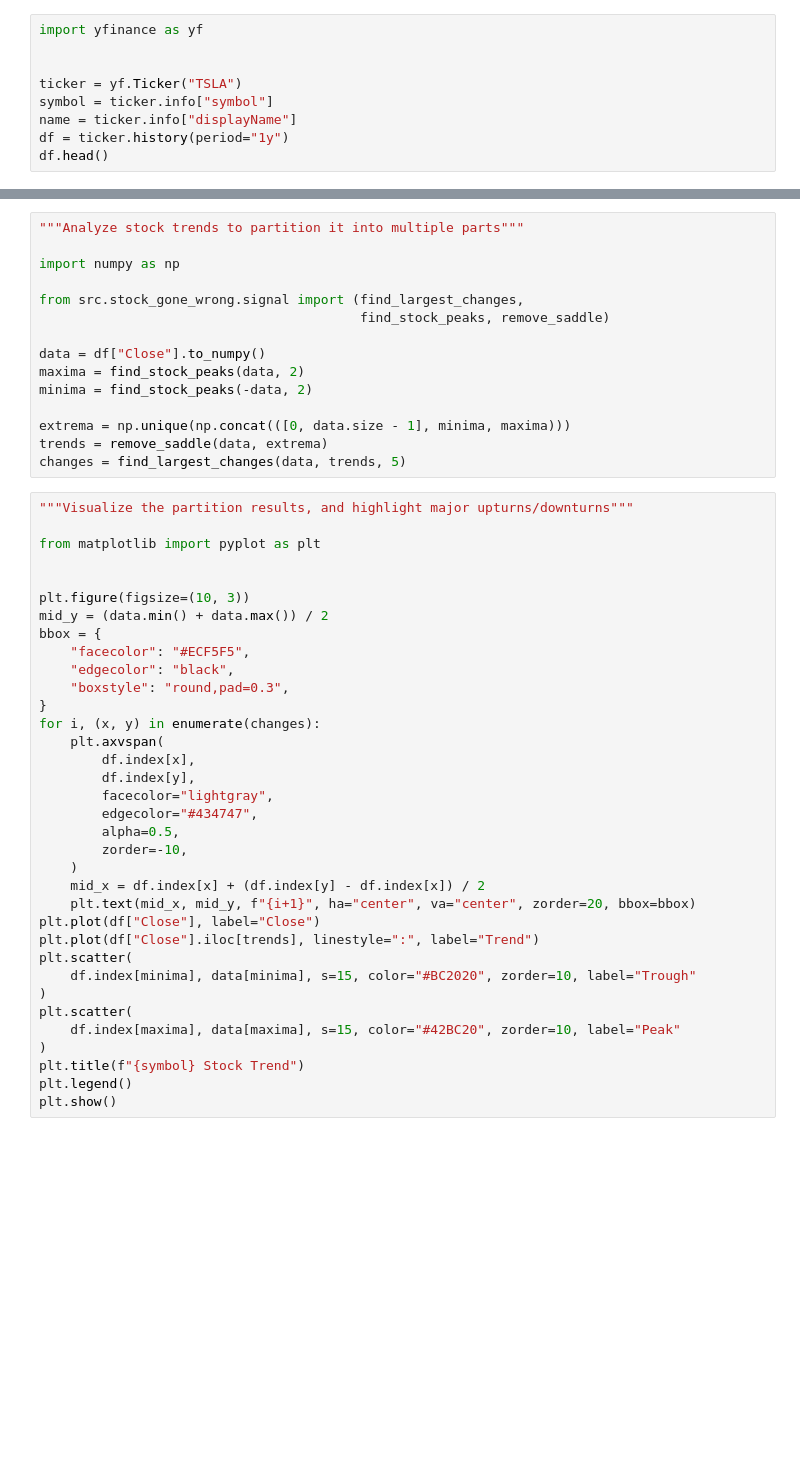
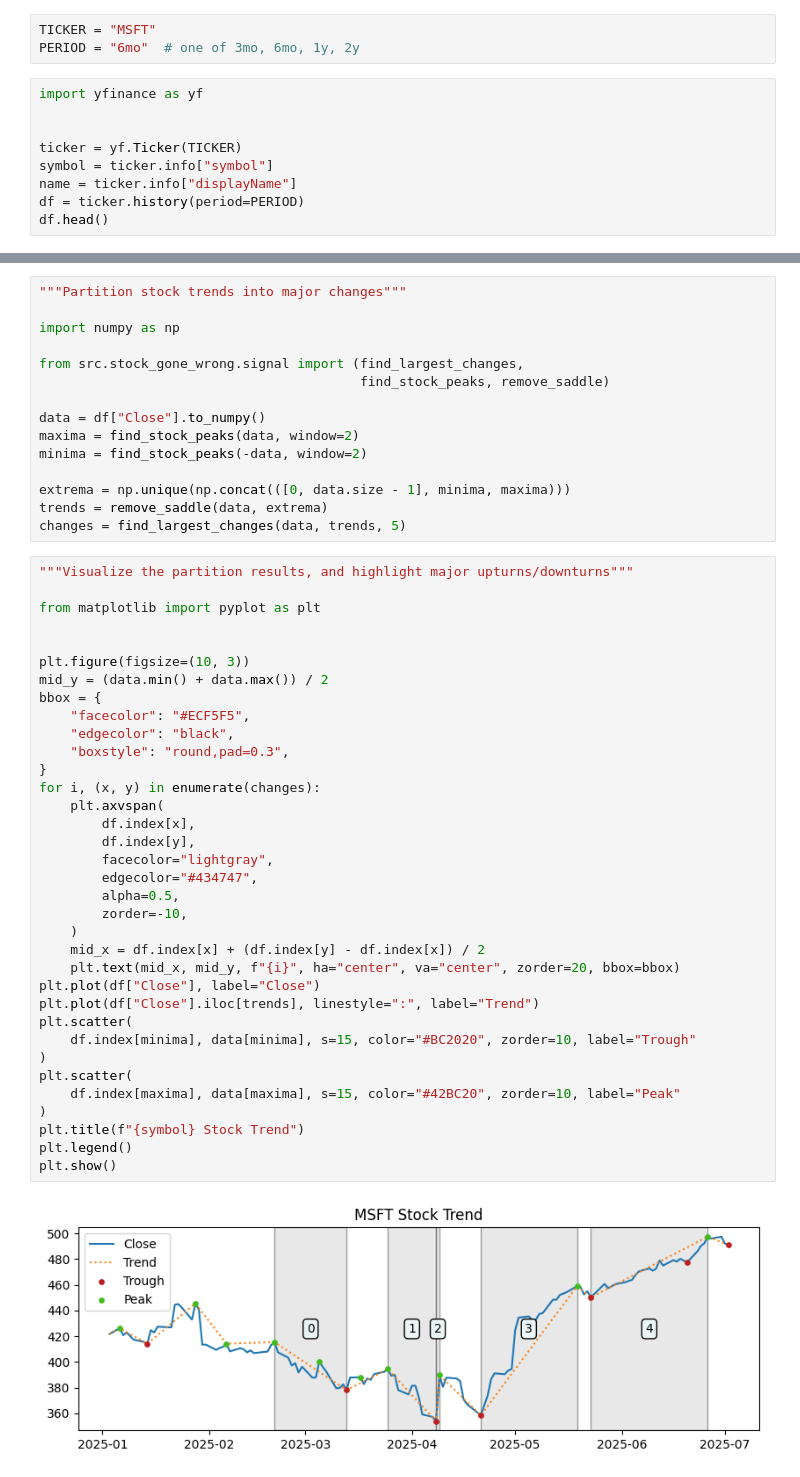
Before and after one commit to CyrusCKF/stock-gone-wrong, a Jupyter notebook: main.ipynb, the cells around one changed output, grey strips where cells are left out. Drawn from its saved outputs; the diff is of its cells as text; blank space fills up the shorter version.

```diff
--- a/main.ipynb
+++ b/main.ipynb
@@ -1,9 +5,12 @@
+# %%
+TICKER = "MSFT"
+PERIOD = "6mo"  # one of 3mo, 6mo, 1y, 2y
 # %%
 import yfinance as yf
 
 
-ticker = yf.Ticker("TSLA")
+ticker = yf.Ticker(TICKER)
 symbol = ticker.info["symbol"]
 name = ticker.info["displayName"]
-df = ticker.history(period="1y")
+df = ticker.history(period=PERIOD)
 df.head()
@@ -10,5 +25,5 @@ df.head()
 # %%
-"""Analyze stock trends to partition it into multiple parts"""
+"""Partition stock trends into major changes"""
 
 import numpy as np
 
@@ -16,8 +31,8 @@ from src.stock_gone_wrong.signal import (find_largest_changes,
                                          find_stock_peaks, remove_saddle)
 
 data = df["Close"].to_numpy()
-maxima = find_stock_peaks(data, 2)
-minima = find_stock_peaks(-data, 2)
+maxima = find_stock_peaks(data, window=2)
+minima = find_stock_peaks(-data, window=2)
 
 extrema = np.unique(np.concat(([0, data.size - 1], minima, maxima)))
 trends = remove_saddle(data, extrema)
@@ -29,31 +44,33 @@ from matplotlib import pyplot as plt
 
 
 plt.figure(figsize=(10, 3))
 mid_y = (data.min() + data.max()) / 2
 bbox = {
     "facecolor": "#ECF5F5",
     "edgecolor": "black",
     "boxstyle": "round,pad=0.3",
 }
 for i, (x, y) in enumerate(changes):
     plt.axvspan(
         df.index[x],
         df.index[y],
         facecolor="lightgray",
         edgecolor="#434747",
         alpha=0.5,
         zorder=-10,
     )
     mid_x = df.index[x] + (df.index[y] - df.index[x]) / 2
-    plt.text(mid_x, mid_y, f"{i+1}", ha="center", va="center", zorder=20, bbox=bbox)
+    plt.text(mid_x, mid_y, f"{i}", ha="center", va="center", zorder=20, bbox=bbox)
 plt.plot(df["Close"], label="Close")
 plt.plot(df["Close"].iloc[trends], linestyle=":", label="Trend")
 plt.scatter(
     df.index[minima], data[minima], s=15, color="#BC2020", zorder=10, label="Trough"
 )
 plt.scatter(
     df.index[maxima], data[maxima], s=15, color="#42BC20", zorder=10, label="Peak"
 )
 plt.title(f"{symbol} Stock Trend")
 plt.legend()
 plt.show()
+# %% [output]
+[figure, added]
```
Also changed, not shown: parts of 9 cells of this notebook, 3 other files.
